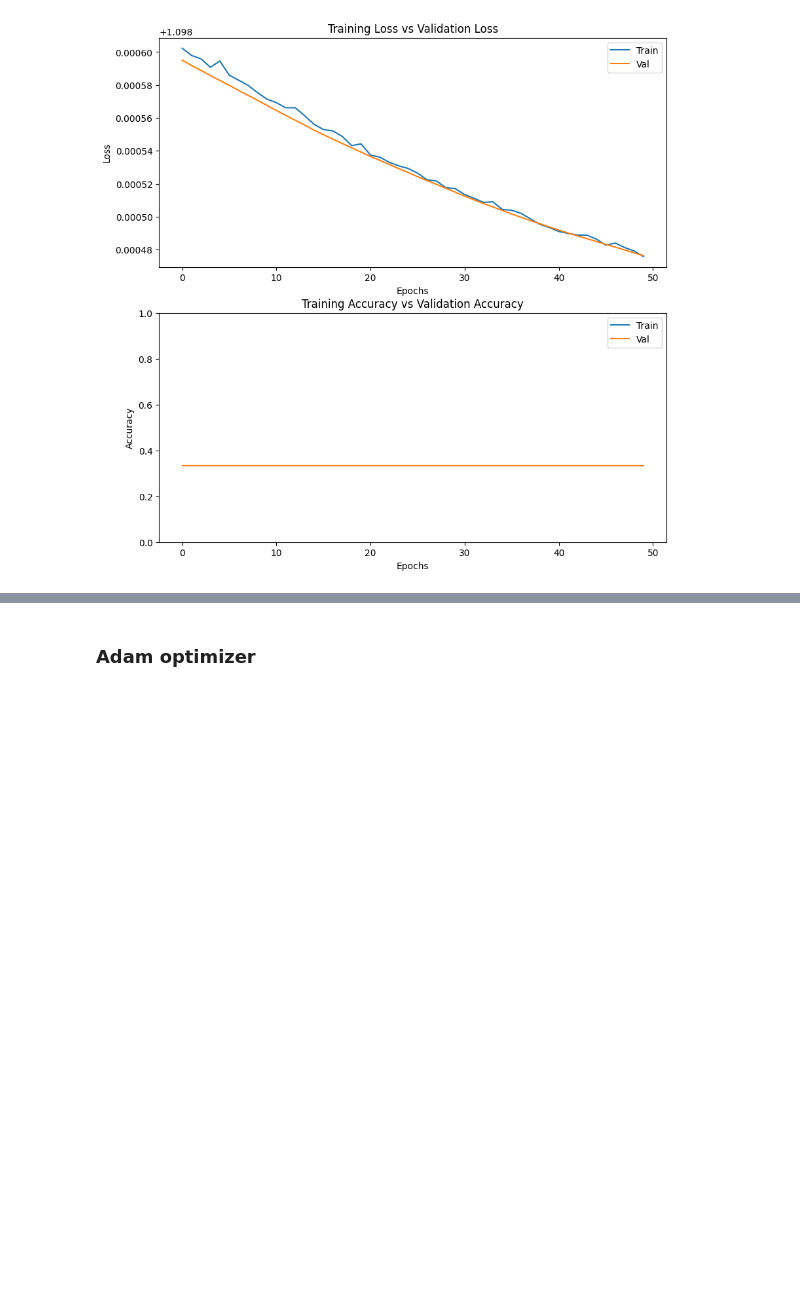
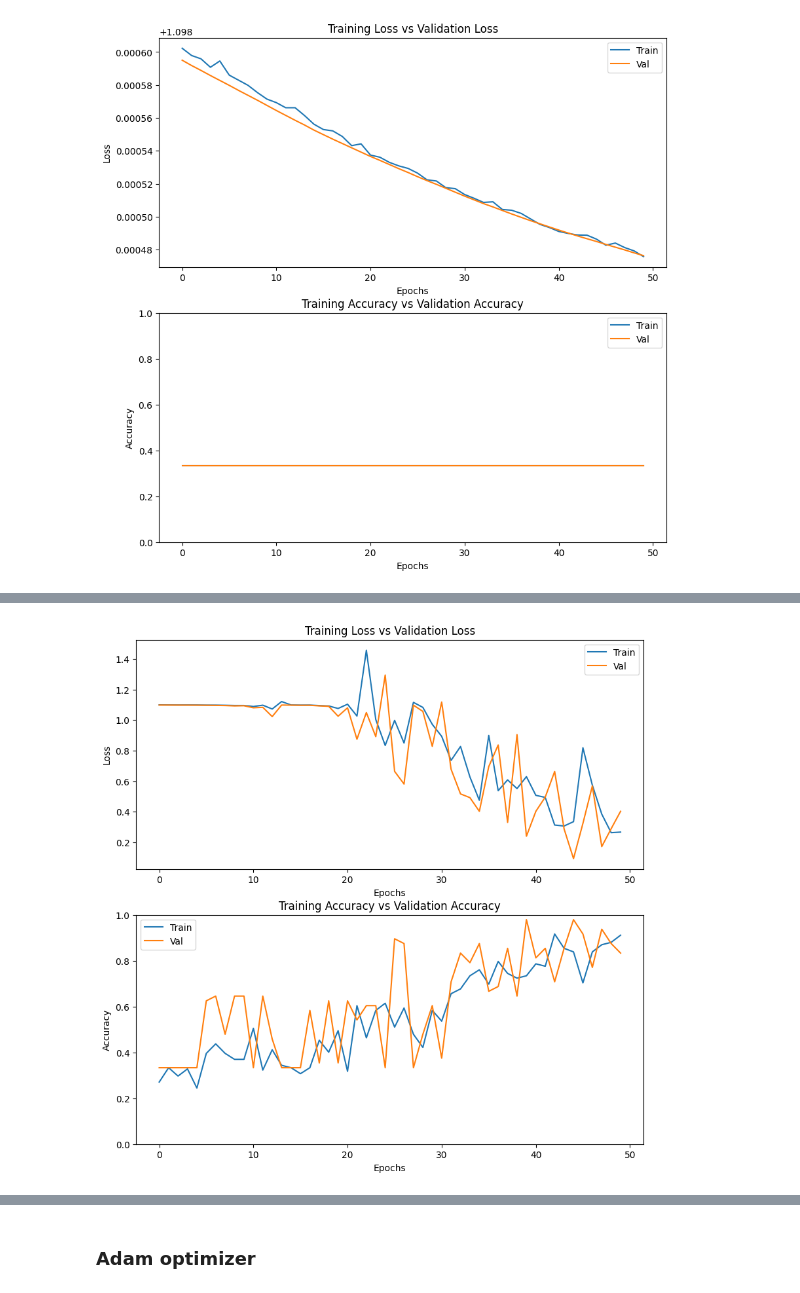
Before and after one commit to egiiputra/corn-stem-disease-classification, a Jupyter notebook: classifier-model.ipynb, the cells around one changed output, grey strips where cells are left out. Cells and saved outputs as stored; diff of their text form; code cells hidden in the pictures; blank space fills up the shorter version.

Commit message:
train model with some architecture

```diff
--- a/classifier-model.ipynb
+++ b/classifier-model.ipynb
@@ -244,0 +258,23 @@ plot_confusion_matrix(cm_data.numpy(), CLASS_NAMES)
+# %%
+model.compile(
+    optimizer=keras.optimizers.RMSprop(learning_rate=0.0001),
+    loss=keras.losses.sparse_categorical_crossentropy,
+    metrics=['accuracy']
+)
+
+cp_callback = tf.keras.callbacks.ModelCheckpoint(
+    filepath='vgg16-original-rmsprop.weights.h5',
+    monitor='val_accuracy',
+    verbose=1,
+    save_best_only=True,
+    mode='max',
+    save_weights_only=True
+)
+
+history = model.fit(
+    X_train, y_train,
+    validation_data=(X_val, y_val),
+    batch_size=32,
+    epochs=50,
+    callbacks=[cp_callback]
+)
@@ -244,0 +299,4 @@ plot_confusion_matrix(cm_data.numpy(), CLASS_NAMES)
+# %%
+plot_history(history.history)
+# %% [output]
+[figure, added]
```
Also changed, not shown: parts of 49 cells of this notebook.
